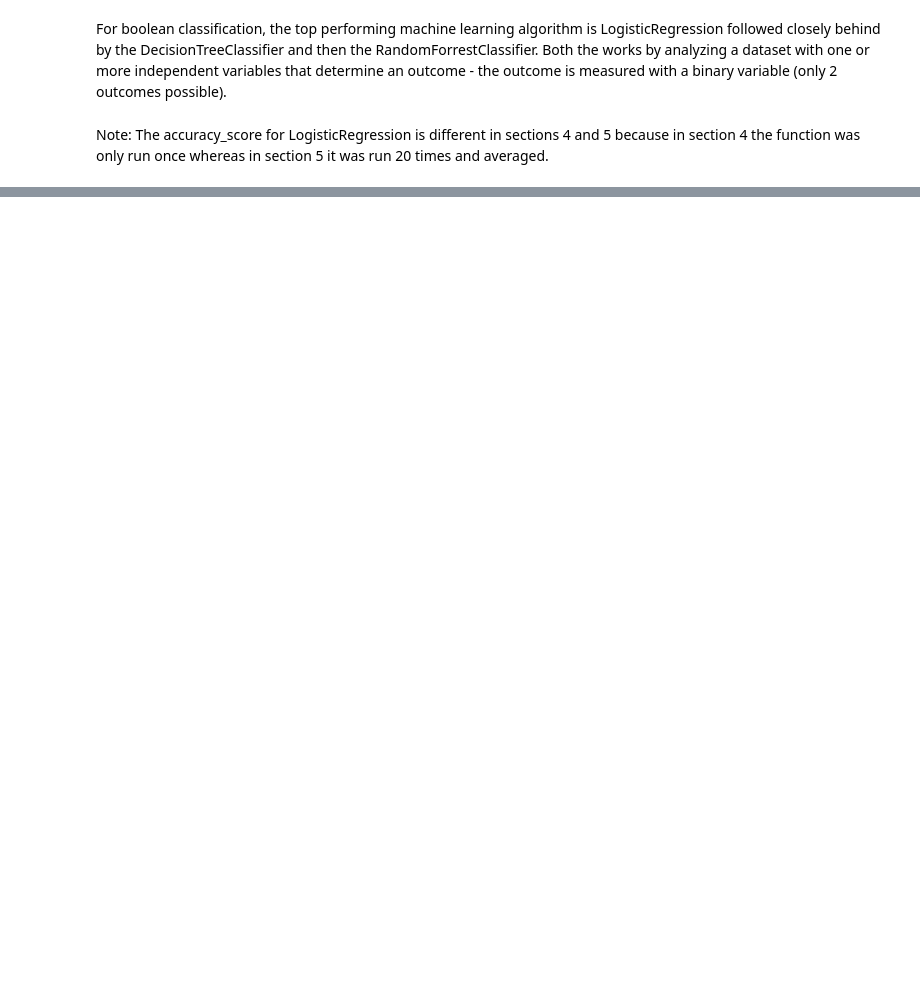
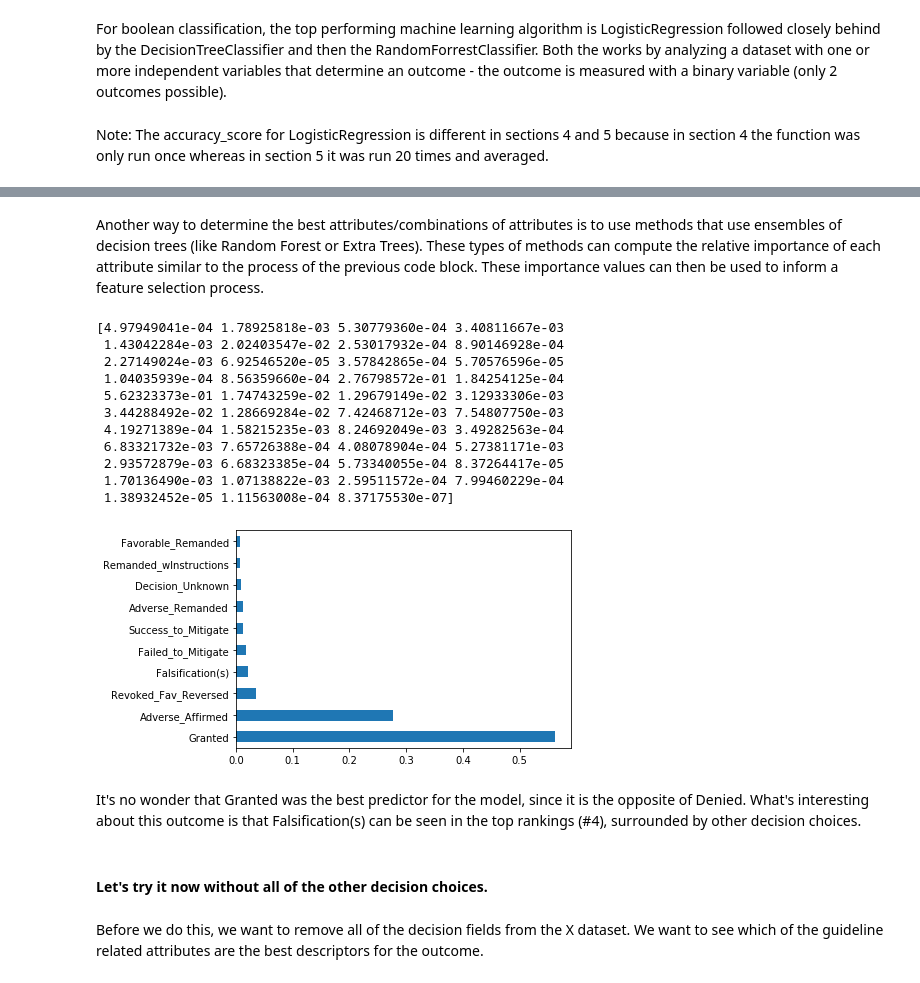
Before and after one commit to mawebster9/ThesisCode, a Jupyter notebook: Classifiers - Boolean.ipynb, the cells around one changed output, grey strips where cells are left out. Drawn from its saved outputs; the diff is of its cells as text; code cells hidden in the pictures; blank space fills up the shorter version.

```diff
--- a/Classifiers - Boolean.ipynb
+++ b/Classifiers - Boolean.ipynb
@@ -276,0 +313,32 @@ Note: The accuracy_score for LogisticRegression is different in sections 4 and 5
+# %% [markdown]
+Another way to determine the best attributes/combinations of attributes is to use methods that use ensembles of decision trees (like Random Forest or Extra Trees). These types of methods can compute the relative importance of each attribute similar to the process of the previous code block. These importance values can then be used to inform a feature selection process.
+# %%
+import numpy as np
+from sklearn.ensemble import ExtraTreesClassifier
+
+model = ExtraTreesClassifier(n_estimators=100)
+model.fit(X,y)
+print(model.feature_importances_) #use inbuilt class feature_importances of tree based classifiers
+#plot graph of feature importances for better visualization
+feat_importances = pd.Series(model.feature_importances_, index=X.columns)
+feat_importances.nlargest(10).plot(kind='barh')
+plt.show()
+# %% [output]
+[4.97949041e-04 1.78925818e-03 5.30779360e-04 3.40811667e-03
+ 1.43042284e-03 2.02403547e-02 2.53017932e-04 8.90146928e-04
+ 2.27149024e-03 6.92546520e-05 3.57842865e-04 5.70576596e-05
+ 1.04035939e-04 8.56359660e-04 2.76798572e-01 1.84254125e-04
+ 5.62323373e-01 1.74743259e-02 1.29679149e-02 3.12933306e-03
+ 3.44288492e-02 1.28669284e-02 7.42468712e-03 7.54807750e-03
+ 4.19271389e-04 1.58215235e-03 8.24692049e-03 3.49282563e-04
+ 6.83321732e-03 7.65726388e-04 4.08078904e-04 5.27381171e-03
+ 2.93572879e-03 6.68323385e-04 5.73340055e-04 8.37264417e-05
+ 1.70136490e-03 1.07138822e-03 2.59511572e-04 7.99460229e-04
+ 1.38932452e-05 1.11563008e-04 8.37175530e-07]
+[figure, added]
+# %% [markdown]
+It's no wonder that Granted was the best predictor for the model, since it is the opposite of Denied. What's interesting about this outcome is that Falsification(s) can be seen in the top rankings (#4), surrounded by other decision choices.
+# %% [markdown]
+#### Let's try it now without all of the other decision choices.
+# %% [markdown]
+Before we do this, we want to remove all of the decision fields from the X dataset. We want to see which of the guideline related attributes are the best descriptors for the outcome.
```
Also changed, not shown: parts of 13 cells of this notebook.
